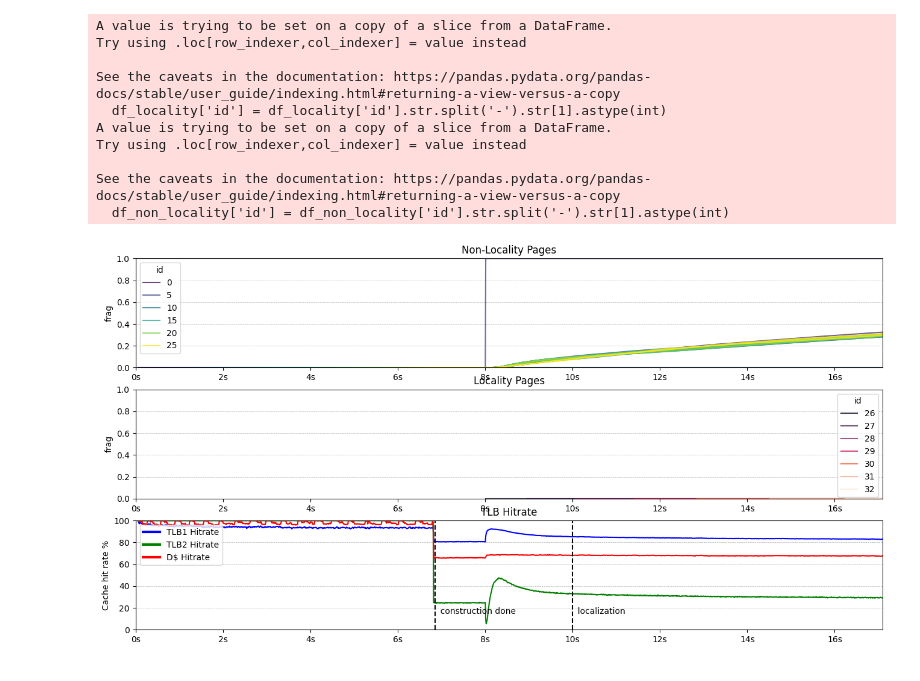
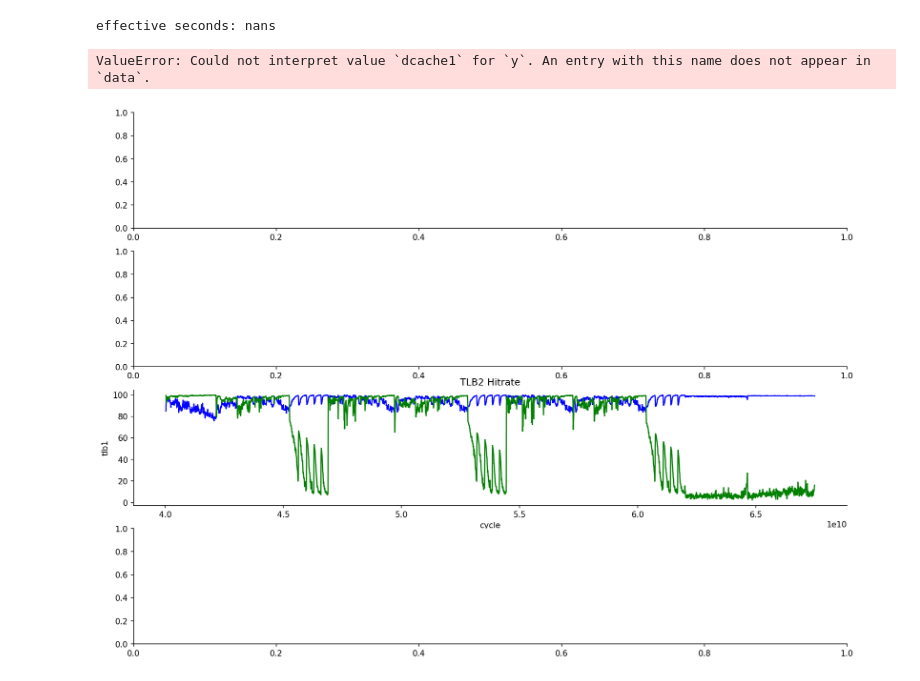
Before and after one commit to difcsi/alaska, a Jupyter notebook: tools/sim_hitrate.ipynb, the cells around one changed output. Cells and saved outputs as stored; diff of their text form; code cells hidden in the pictures.

```diff
--- a/tools/sim_hitrate.ipynb
+++ b/tools/sim_hitrate.ipynb
@@ -128,5 +128,7 @@ plot_hitrate('../hitrate_cc_baseline.csv', "GraphBIG CC - Baseline")
 # %%
-def plot_frag(frag_file, hitrate_file, marks = {}):
+def plot_frag(run_name, marks = {}):
+  frag_file = f"../htlb_sim/results/{run_name}/frag.csv"
+  hitrate_file = f"../htlb_sim/results/{run_name}/hitrate.csv"
   df = pd.read_csv(frag_file)
 
   # break the dataframe into two dataframes. One where the `id` contains `Locality` and one where it does not
@@ -135,6 +137,10 @@ def plot_frag(frag_file, hitrate_file, marks = {}):
   # reformat the id column to be the integer after the - char
   df_locality['id'] = df_locality['id'].str.split('-').str[1].astype(int)
   df_non_locality['id'] = df_non_locality['id'].str.split('-').str[1].astype(int)
+
+  time_min = df['cycle'].min()
+  time_max = df['cycle'].max()
+  print(f'effective seconds: {(time_max - time_min) / 1e9:.4f}s')
 
   palette = {}
   # for each unique value in df['id']
@@ -146,11 +152,14 @@ def plot_frag(frag_file, hitrate_file, marks = {}):
 
   # make two figures on top of eachother
 
-  fig, axs = plt.subplots(3, 1, figsize=(16, 8), dpi=100)
+  fig, axs = plt.subplots(4, 1, figsize=(16, 12), dpi=150)
+  for ax in axs:
+    ax.spines['top'].set_visible(False)
+    ax.spines['right'].set_visible(False)
 
   bits = [
-    (axs[0], 'Non-Locality Pages', df_non_locality, 'viridis'),
-    (axs[1], 'Locality Pages', df_locality, 'rocket')
+    (axs[0], 'SizedPages', df_non_locality, 'viridis'),
+    (axs[1], 'LocalityPages', df_locality, 'rocket')
   ]
 
 
@@ -174,51 +183,52 @@ def plot_frag(frag_file, hitrate_file, marks = {}):
     ('dcache1', 'D$ Hitrate', 'red'),
   ]
   for col, title, color in bits:
     g = sns.lineplot(df, x='cycle', y=col, color=color, alpha=1.0, ax=axs[2])
     g.set_title(title)
-    # sns.regplot(df, x='cycle', y=col, color=color, ax=axs[2], alpha=0.5, scatter=False, line_kws={'color': color, 'alpha': 0.75})
 
   # make a legend from bits
   handles = []
   for col, title, color in bits:
     handles.append(plt.Line2D([0], [0], color=color, lw=3, label=title))
   axs[2].legend(handles=handles, loc='upper left')
 
-  axs[2].set_title("TLB Hitrate")
+  axs[2].set_title("Cache Hitrate")
   axs[2].set_ylim(0, 100)
   axs[2].set_xlabel(None)
   axs[2].set_ylabel('Cache hit rate %')
   g.xaxis.set_major_formatter(matplotlib.ticker.FuncFormatter(lambda x, p: f"{x / 1000 / 1000 / 1000:.0f}s"))
+  g.yaxis.set_major_formatter(matplotlib.ticker.FuncFormatter(lambda x, p: f"{x:.0f}%"))
   g.yaxis.grid(True, which='major', linestyle='--', linewidth=0.5)
 
-  time_max = df['cycle'].max()
+
 
   for ax in axs:
-    ax.set_xlim(0, time_max)
+    ax.set_xlim(time_min, time_max)
   for mark in marks:
     loc = marks[mark]
     x_min, x_max = axs[2].get_xlim()
     if loc * 1e9 > x_max:
       continue
     axs[2].axvline(x=loc * 1e9, color='black', linestyle='--')
     # get the current lower bound of y axis
     y_min, y_max = axs[2].get_ylim()
-    axs[2].text(loc * 1e9, (y_max + y_min) / 7, f'  {mark}', rotation=0, color='black', fontsize=10)
+    axs[2].text(loc * 1e9, (y_max + y_min) / 7, f' {mark}', rotation=0, color='black', fontsize=10)
 
-plot_frag("../frag.csv", '../hitrate.csv',
-          marks = {
-            'localization': 10,
-            'construction done': 6.85,
-          })
+  print(df['mpki'].describe())
+  g = sns.lineplot(df, x='cycle', y='mpki', color='black', alpha=0.5, ax=axs[3])
+  g.xaxis.set_major_formatter(matplotlib.ticker.FuncFormatter(lambda x, p: f"{x / 1000 / 1000 / 1000:.0f}s"))
+
+  plt.savefig(f"../htlb_sim/results/{run_name}/res.pdf", dpi=100)
+
+
+marks = {}
+# marks['begin'] = 40
+# marks['iter 0'] = 42596179277 / 1e9
+# marks['iter 1'] = 71106022976 / 1e9
+# marks['iter 2'] = 99536057157 / 1e9
+# plot_frag('cc_loc', marks = marks)
+plot_frag('kcore_loc_fast', marks = marks)
 # %% [output]
-A value is trying to be set on a copy of a slice from a DataFrame.
-Try using .loc[row_indexer,col_indexer] = value instead
-
-See the caveats in the documentation: https://pandas.pydata.org/pandas-docs/stable/user_guide/indexing.html#returning-a-view-versus-a-copy
-  df_locality['id'] = df_locality['id'].str.split('-').str[1].astype(int)
-A value is trying to be set on a copy of a slice from a DataFrame.
-Try using .loc[row_indexer,col_indexer] = value instead
-
-See the caveats in the documentation: https://pandas.pydata.org/pandas-docs/stable/user_guide/indexing.html#returning-a-view-versus-a-copy
-  df_non_locality['id'] = df_non_locality['id'].str.split('-').str[1].astype(int)
+effective seconds: nans
+ValueError: Could not interpret value `dcache1` for `y`. An entry with this name does not appear in `data`.
-[figure, old version]
+[figure, new version]
```
Also changed, not shown: parts of 7 cells of this notebook, 1 other file.
